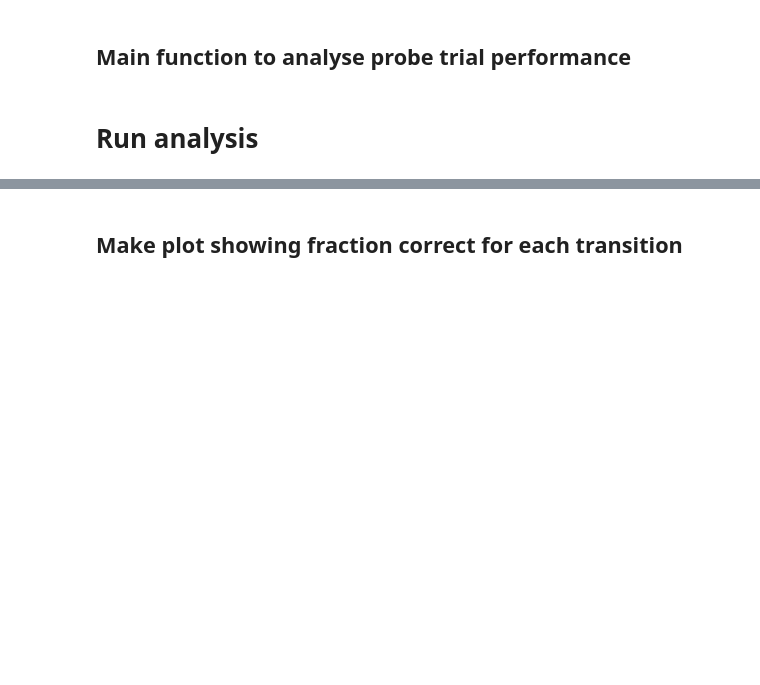
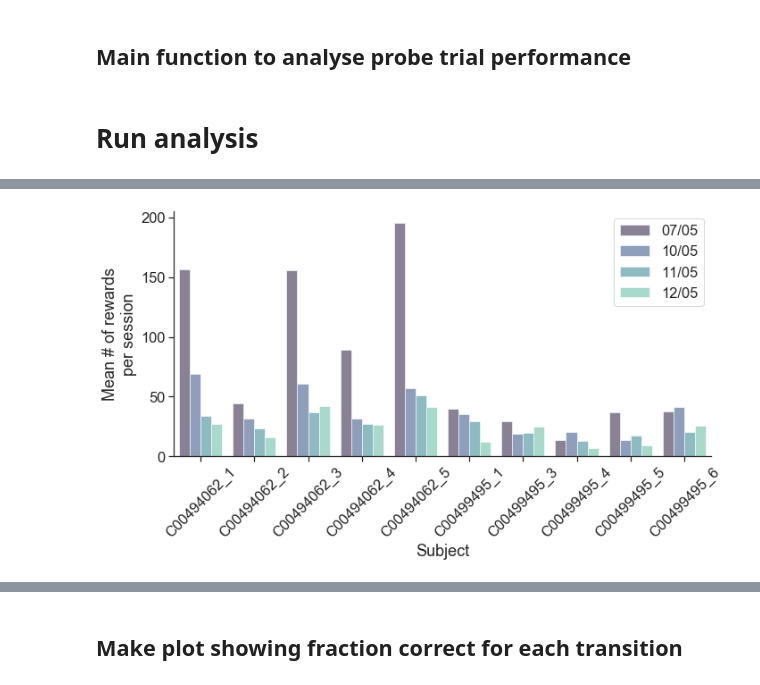
Before and after one commit to yves-weissenberger/line_loop, a Jupyter notebook: project_notebooks/line_loop/follow_the_light/process_homecage_data_clean.ipynb, the cells around one changed output, grey strips where cells are left out. Cells and saved outputs as stored; diff of their text form; code cells hidden in the pictures; blank space fills up the shorter version.

```diff
--- a/project_notebooks/line_loop/follow_the_light/process_homecage_data_clean.ipynb
+++ b/project_notebooks/line_loop/follow_the_light/process_homecage_data_clean.ipynb
@@ -260,0 +303,22 @@ mergag = grouped['probe_dict'].agg(mptd_only20)  #aggregate data across sessions
+# %%
+#plt.figure(figsize=(12,3))
+g = seaborn.catplot(
+    data=gbd_dfm, kind="bar",
+    x="subject", y="n_rewards", hue="date",
+    ci="sd", alpha=.6, height=5, # make the plot 5 units high
+    aspect=2, palette='mako',legend=False
+)
+
+
+#g.despine(left=True)
+g.set_axis_labels("Subject", "Mean # of rewards\nper session")
+
+g.set_xticklabels(rotation=45)
+x_dates = gbd_df['date'].dt.strftime('%d/%m').sort_values().unique()
+#_ = plt.gca().set_xticklabels(labels=x_dates, rotation=45, ha='right')
+legend = plt.gca().legend()
+for l in legend.get_texts():
+    l.set_text(datetime.strptime(l.get_text()[:10],'%Y-%m-%d').strftime('%d/%m'))
+#g.legend.set_title("")
+# %% [output]
+[figure, added]
```
Also changed, not shown: parts of 17 cells of this notebook, 2 other files.
